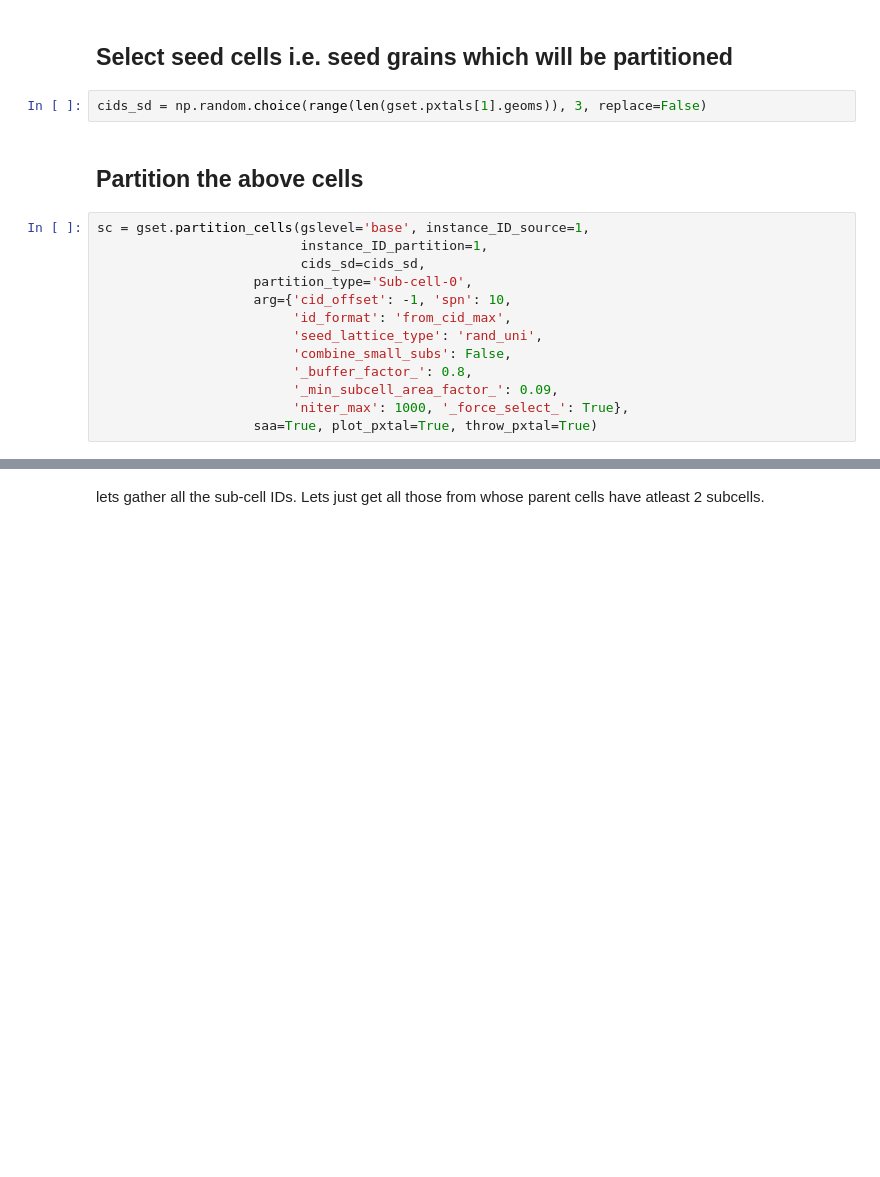
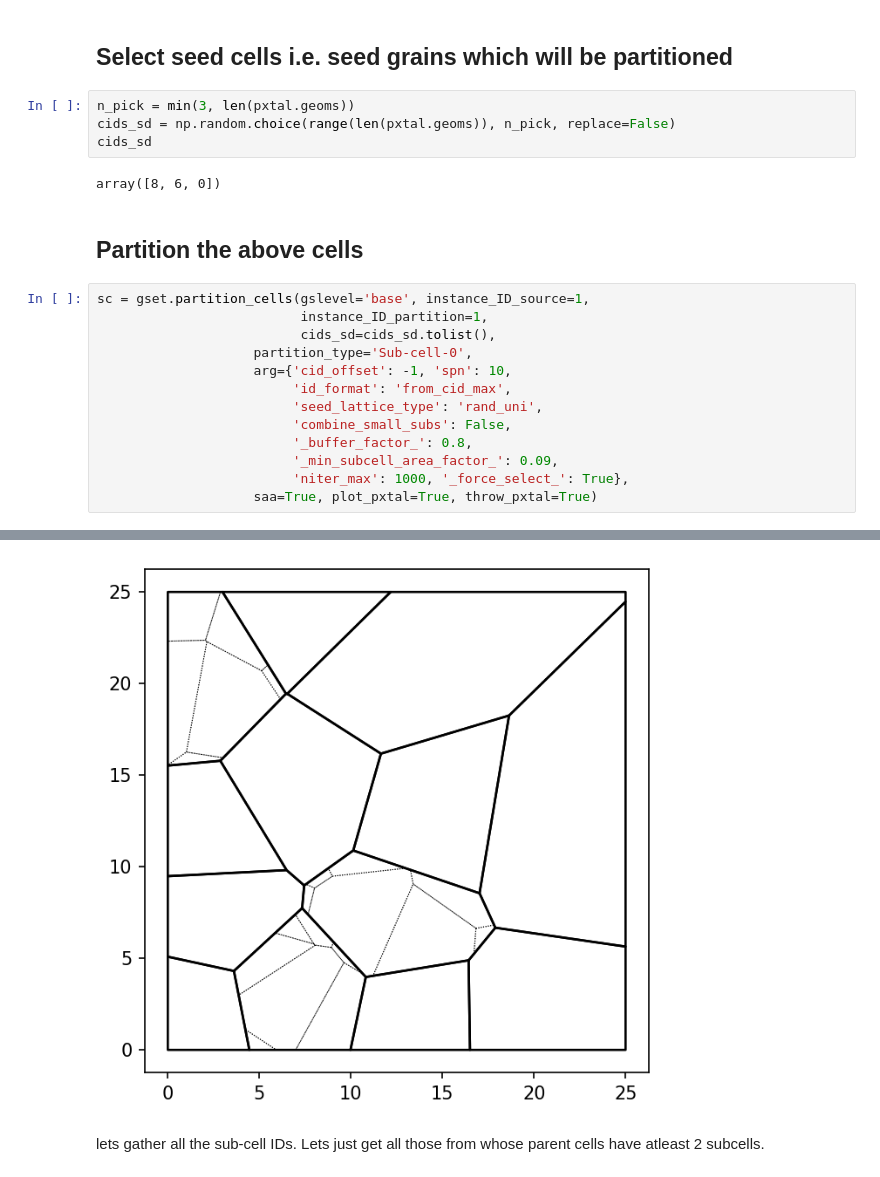
Before and after one commit to Design-By-Fundamentals-UKAEA/UPXO, a Jupyter notebook: src/upxo/demos/subGrains/vtess2d02.ipynb, the cells around one changed output, grey strips where cells are left out. Saved outputs shown, nothing was run; the diff lists cells and outputs as text; blank space fills up the shorter version.

```diff
--- a/src/upxo/demos/subGrains/vtess2d02.ipynb
+++ b/src/upxo/demos/subGrains/vtess2d02.ipynb
@@ -56,13 +56,17 @@ pxtal = gset.pxtals[instance_ID_source]
 # %% [markdown]
 ## Select seed cells i.e. seed grains which will be partitioned
 # %%
-cids_sd = np.random.choice(range(len(gset.pxtals[1].geoms)), 3, replace=False)
+n_pick = min(3, len(pxtal.geoms))
+cids_sd = np.random.choice(range(len(pxtal.geoms)), n_pick, replace=False)
+cids_sd
+# %% [output]
+array([8, 6, 0])
 # %% [markdown]
 ## Partition the above cells
 # %%
 sc = gset.partition_cells(gslevel='base', instance_ID_source=1,
                           instance_ID_partition=1,
-                          cids_sd=cids_sd,
+                          cids_sd=cids_sd.tolist(),
                     partition_type='Sub-cell-0',
                     arg={'cid_offset': -1, 'spn': 10,
                          'id_format': 'from_cid_max',
@@ -77,3 +97,4 @@ TypeError: Invalid cids value type.
+[figure, added]
 # %% [markdown]
 lets gather all the sub-cell IDs. Lets just get all those from whose
         parent cells have atleast 2 subcells.
```
Also changed, not shown: parts of 5 cells of this notebook, 3 other files.
